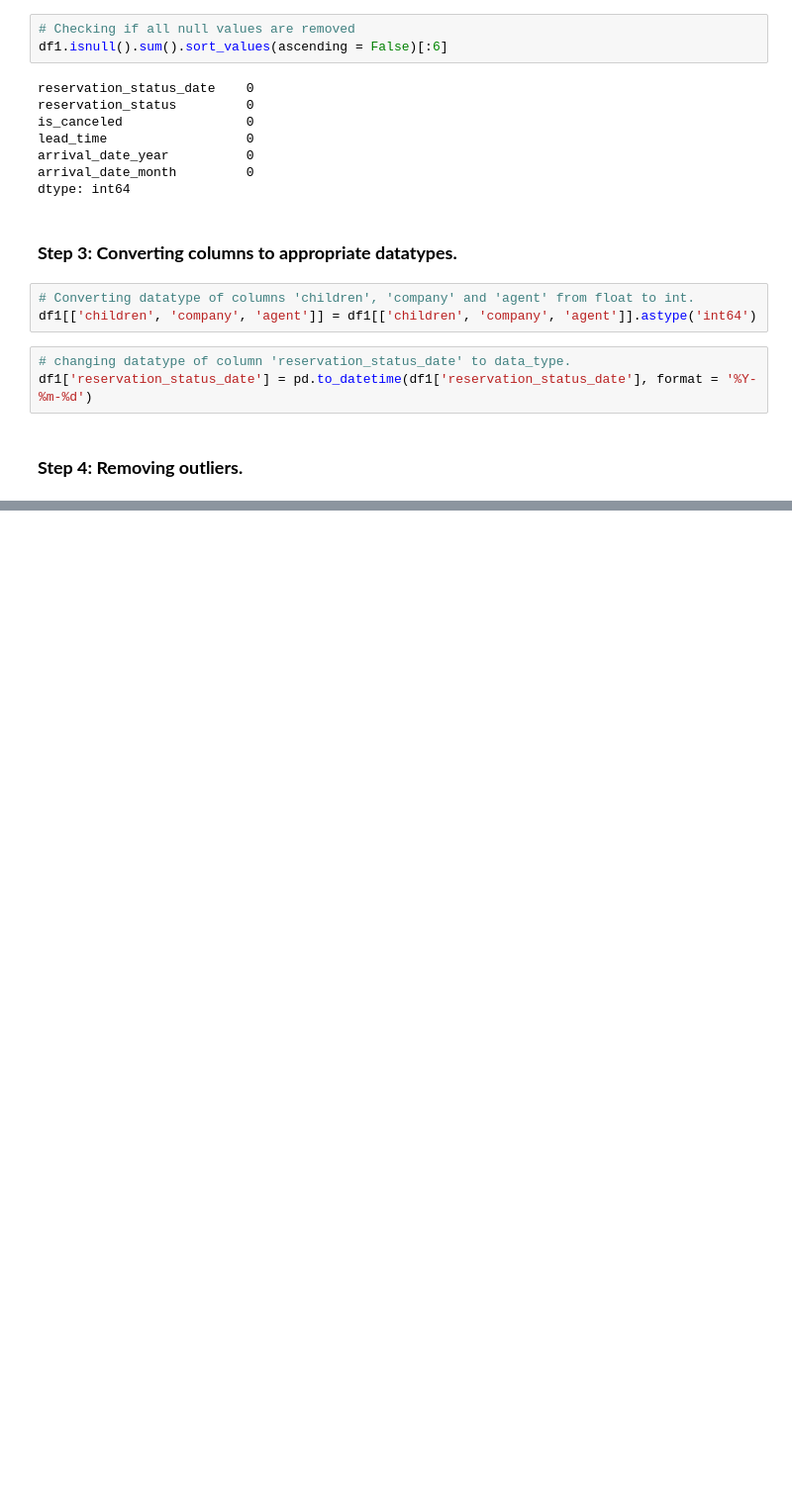
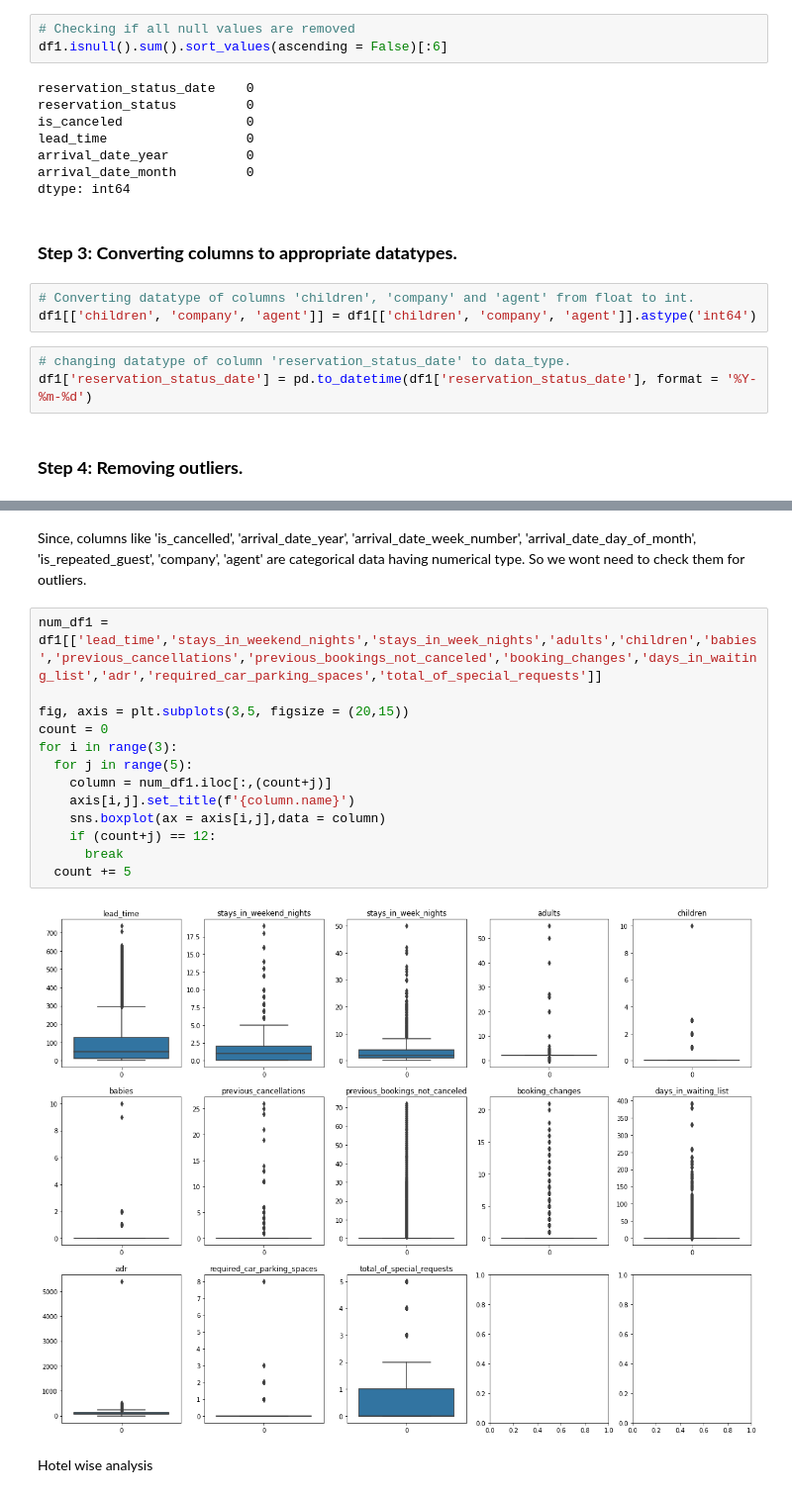
Before and after one commit to Neerajdataguy/EDA-Hotel-Booking, a Jupyter notebook: EDA(Group)_Hotel_Booking_Analysis_Capstone_Project.ipynb, the cells around one changed output, grey strips where cells are left out. Shown: that part at 99% size. Saved outputs shown, nothing was run; the diff lists cells and outputs as text; blank space fills up the shorter version.

```diff
--- a/EDA(Group)_Hotel_Booking_Analysis_Capstone_Project.ipynb
+++ b/EDA(Group)_Hotel_Booking_Analysis_Capstone_Project.ipynb
@@ -181,0 +194,19 @@ df1['reservation_status_date'] = pd.to_datetime(df1['reservation_status_date'],
+# %% [markdown]
+Since, columns like 'is_cancelled', 'arrival_date_year', 'arrival_date_week_number', 'arrival_date_day_of_month', 'is_repeated_guest', 'company', 'agent' are categorical data having numerical type. So we wont need to check them for outliers.
+# %%
+num_df1 = df1[['lead_time','stays_in_weekend_nights','stays_in_week_nights','adults','children','babies','previous_cancellations','previous_bookings_not_canceled','booking_changes','days_in_waiting_list','adr','required_car_parking_spaces','total_of_special_requests']]
+
+fig, axis = plt.subplots(3,5, figsize = (20,15))
+count = 0
+for i in range(3):
+  for j in range(5):
+    column = num_df1.iloc[:,(count+j)]
+    axis[i,j].set_title(f'{column.name}')
+    sns.boxplot(ax = axis[i,j],data = column)
+    if (count+j) == 12:
+      break
+  count += 5
+# %% [output]
+[figure, added]
+# %% [markdown]
+Hotel wise analysis
```
Also changed, not shown: parts of 2 cells of this notebook.
